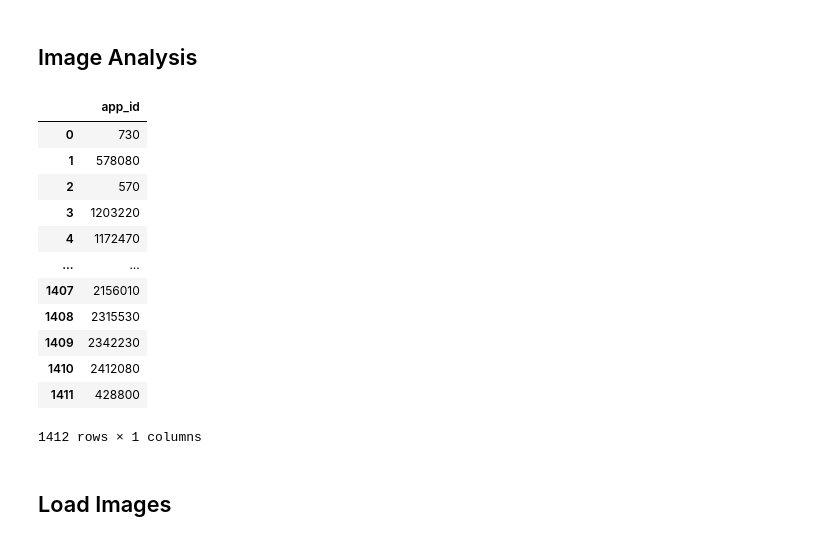
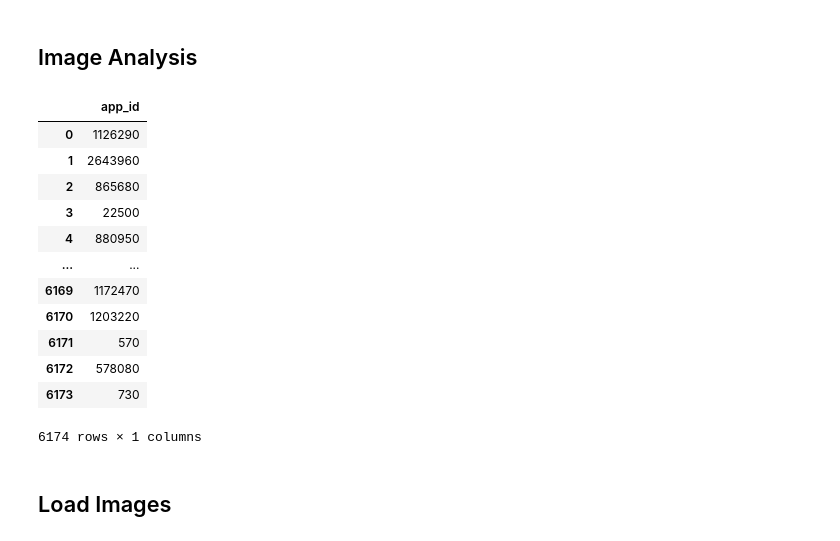
Before and after one commit to ericzander/cs670_project, a Jupyter notebook: notebooks/images.ipynb, the cells around one changed output. Saved outputs shown, nothing was run; the diff lists cells and outputs as text; code cells hidden in the pictures.

```diff
--- a/notebooks/images.ipynb
+++ b/notebooks/images.ipynb
@@ -16,31 +16,34 @@ genres = pd.read_csv(data_dir + "genres_translated.csv")
 spy = pd.read_csv(data_dir + "steamspy_insights.csv")
 prom = pd.read_csv(data_dir + "promotional.csv")
 # %%
-df = games.loc[:, ["app_id", "name"]]
-df = df.merge(spy.loc[:, ["app_id", "concurrent_users_yesterday"]], how="inner", on="app_id")
-df = df.merge(genres, how="right", on="app_id")
+# df = games.loc[:, ["app_id", "name"]]
+# df = df.merge(spy.loc[:, ["app_id", "concurrent_users_yesterday"]], how="inner", on="app_id")
+# df = df.merge(genres, how="right", on="app_id")
 
-top_n = 100
-top = df.sort_values(by="concurrent_users_yesterday", ascending=False).groupby("genre").head(top_n)
-counts = top.genre.value_counts()
-top = top[top["genre"].map(counts) >= top_n]
+# top_n = 100
+# top = df.sort_values(by="concurrent_users_yesterday", ascending=False).groupby("genre").head(top_n)
+# counts = top.genre.value_counts()
+# top = top[top["genre"].map(counts) >= top_n]
 
-df = pd.DataFrame({"app_id": top.app_id.unique()})
+# df = pd.DataFrame({"app_id": top.app_id.unique()})
+#
+
+df = pd.read_csv(data_dir + "ge-10_concurrent-users.csv")
 df
 # %% [output]
 |  | app_id |
-| 0 | 730 |
-| 1 | 578080 |
-| 2 | 570 |
-| 3 | 1203220 |
-| 4 | 1172470 |
+| 0 | 1126290 |
+| 1 | 2643960 |
+| 2 | 865680 |
+| 3 | 22500 |
+| 4 | 880950 |
 | ... | ... |
-| 1407 | 2156010 |
-| 1408 | 2315530 |
-| 1409 | 2342230 |
-| 1410 | 2412080 |
-| 1411 | 428800 |
+| 6169 | 1172470 |
+| 6170 | 1203220 |
+| 6171 | 570 |
+| 6172 | 578080 |
+| 6173 | 730 |
-1412 rows × 1 columns
+6174 rows × 1 columns
 # %% [markdown]
 ## Load Images
 # %%
```
Also changed, not shown: parts of 2 cells of this notebook, 4 other files.
